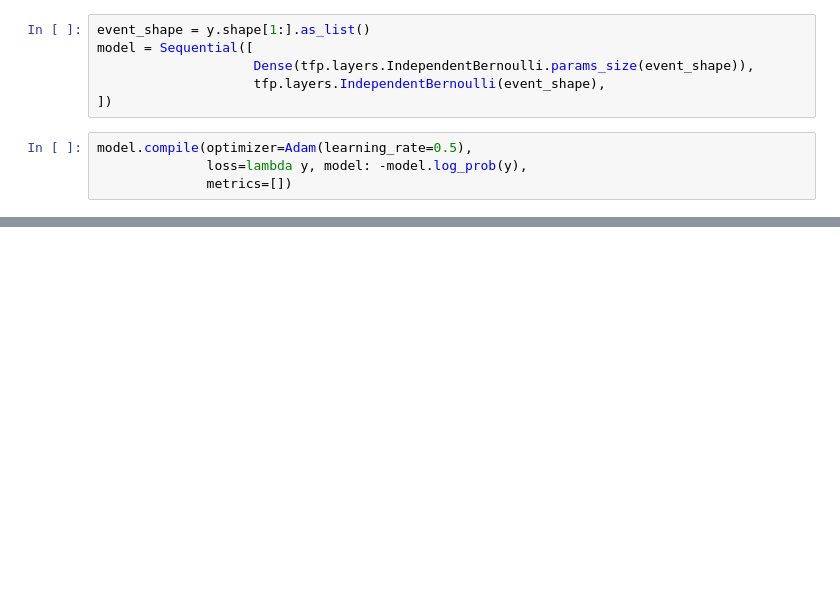
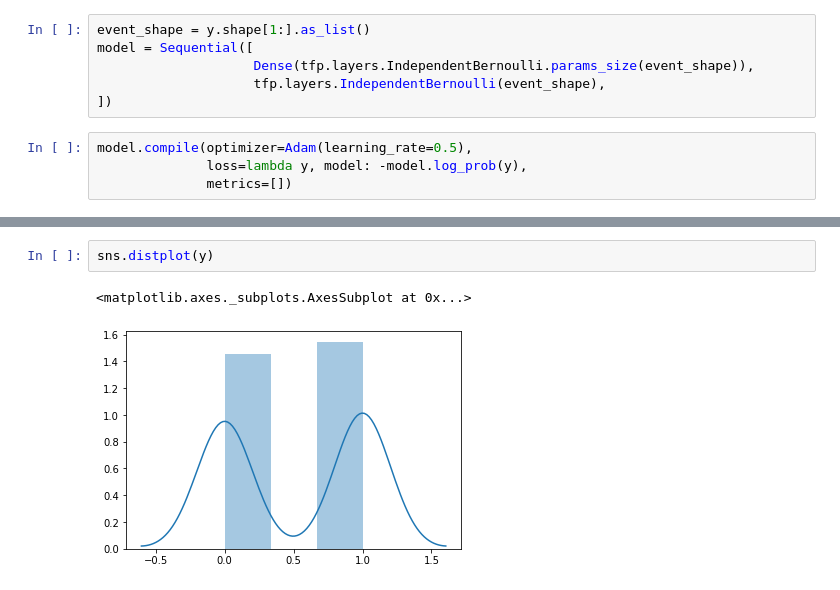
Before and after one commit to thanit456/BayesianNetwork, a Jupyter notebook: propablistic_model_playground.ipynb, the cells around one changed output, grey strips where cells are left out. Cells and saved outputs as stored; diff of their text form; blank space fills up the shorter version.

```diff
--- a/propablistic_model_playground.ipynb
+++ b/propablistic_model_playground.ipynb
@@ -53,0 +85,5 @@ Epoch 1/10
+# %%
+sns.distplot(y)
+# %% [output]
+<matplotlib.axes._subplots.AxesSubplot at 0x...>
+[figure, added]
```
Also changed, not shown: parts of 5 cells of this notebook.
